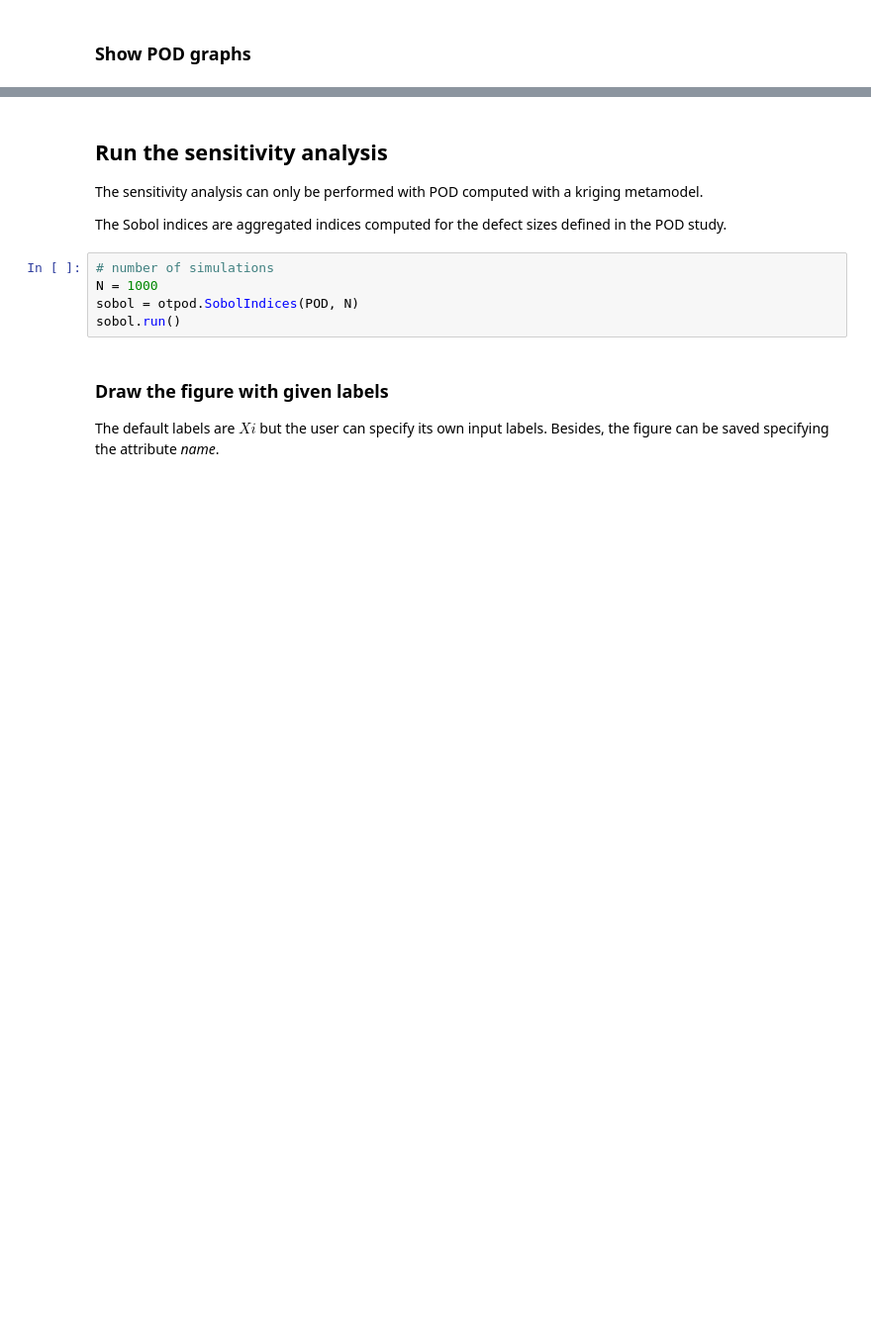
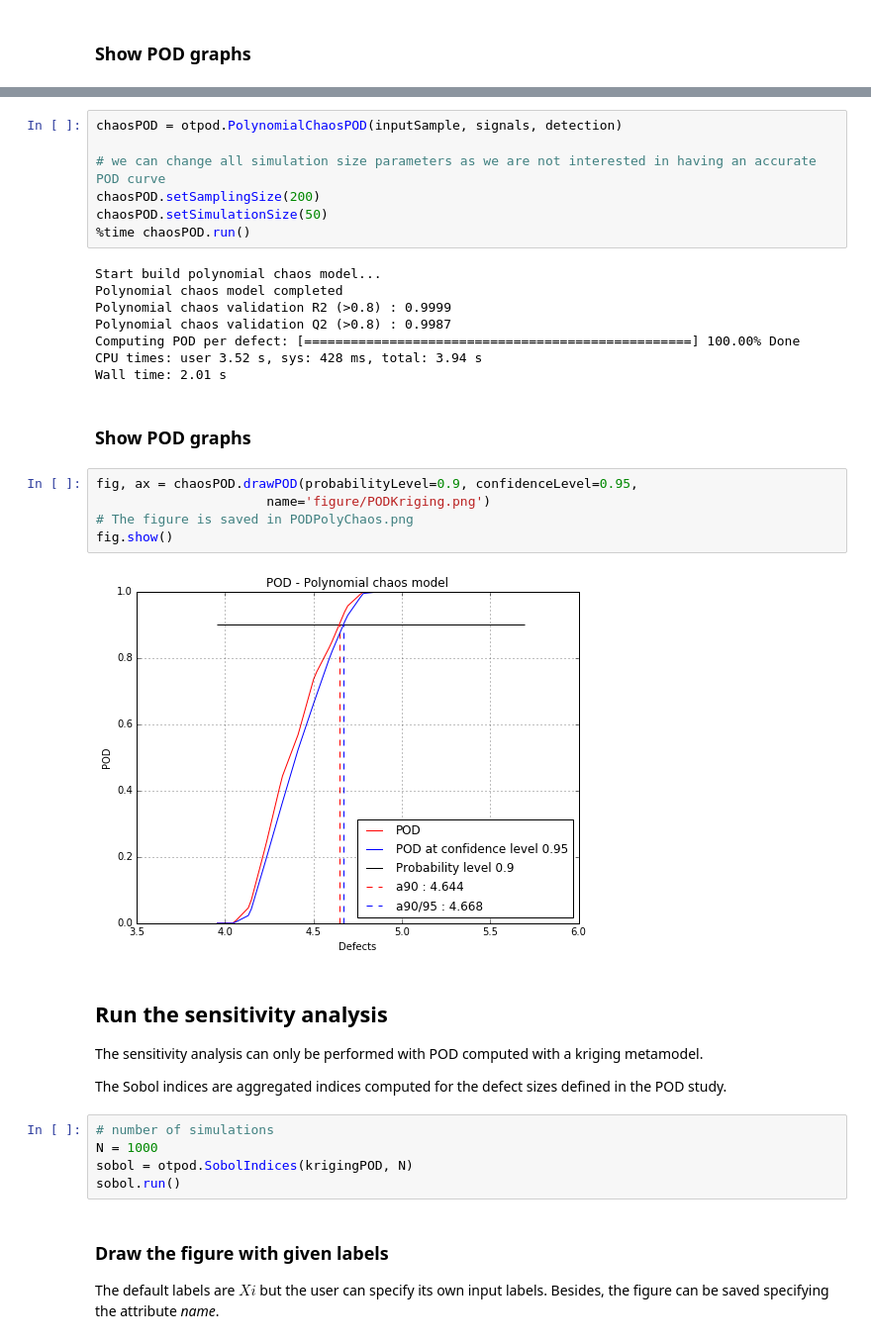
Before and after one commit to openturns/otpod, a Jupyter notebook: doc/source/examples/SobolIndices.ipynb, the cells around one changed output, grey strips where cells are left out. Shown at 99% size. Cells and saved outputs as stored; diff of their text form; blank space fills up the shorter version.

```diff
--- a/doc/source/examples/SobolIndices.ipynb
+++ b/doc/source/examples/SobolIndices.ipynb
@@ -90,3 +81,27 @@ fig.show()
+# %%
+chaosPOD = otpod.PolynomialChaosPOD(inputSample, signals, detection)
+
+# we can change all simulation size parameters as we are not interested in having an accurate POD curve
+chaosPOD.setSamplingSize(200)
+chaosPOD.setSimulationSize(50)
+%time chaosPOD.run()
+# %% [output]
+Start build polynomial chaos model...
+Polynomial chaos model completed
+Polynomial chaos validation R2 (>0.8) : 0.9999
+Polynomial chaos validation Q2 (>0.8) : 0.9987
+Computing POD per defect: [==================================================] 100.00% Done
+CPU times: user 3.52 s, sys: 428 ms, total: 3.94 s
+Wall time: 2.01 s
+# %% [markdown]
+### Show POD graphs
+# %%
+fig, ax = chaosPOD.drawPOD(probabilityLevel=0.9, confidenceLevel=0.95,
+                      name='figure/PODKriging.png')
+# The figure is saved in PODPolyChaos.png
+fig.show()
+# %% [output]
+[figure, added]
 # %% [markdown]
 ## Run the sensitivity analysis
 
@@ -96,7 +111,7 @@ The Sobol indices are aggregated indices computed for the defect sizes defined i
 # %%
 # number of simulations
 N = 1000
-sobol = otpod.SobolIndices(POD, N)
+sobol = otpod.SobolIndices(krigingPOD, N)
 sobol.run()
 # %% [markdown]
 ### Draw the figure with given labels
```
Also changed, not shown: parts of 17 cells of this notebook, 3 other files.
